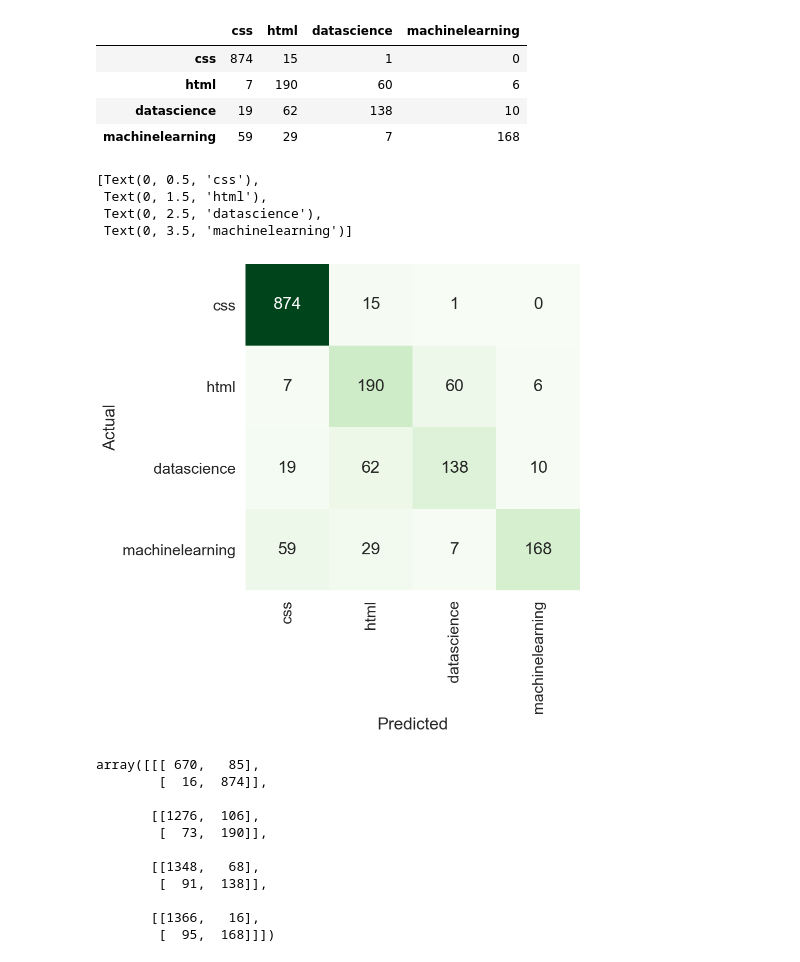
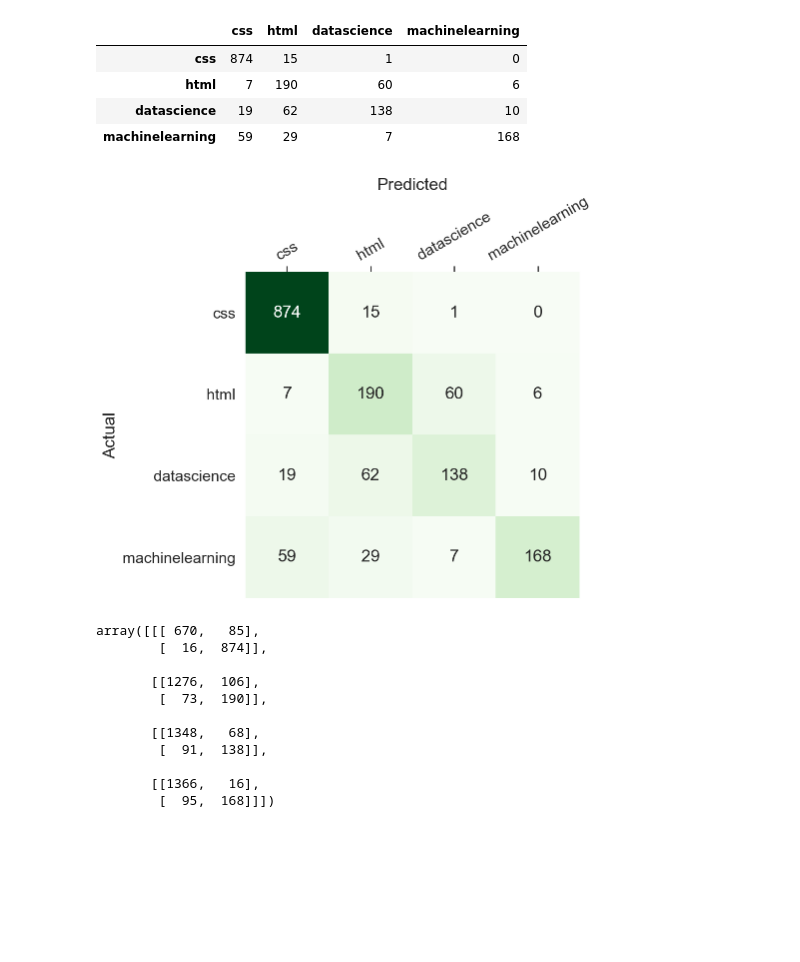
Before and after one commit to datapointchris/reddit-nlp, a Jupyter notebook: code/ds_workflow.ipynb, the cells around one changed output. Saved outputs shown, nothing was run; the diff lists cells and outputs as text; code cells hidden in the pictures; blank space fills up the shorter version.

```diff
--- a/code/ds_workflow.ipynb
+++ b/code/ds_workflow.ipynb
@@ -367,14 +366,13 @@ df_cm.columns.name = 'Predicted'
 # %%
 fig, ax = plt.subplots(figsize=(6,6))
 sns.set(font_scale=1.4, )#for label size
 sns.heatmap(df_cm, annot=True, fmt="d", cbar=False, cmap='Greens', ax=ax)
 ax.set_yticklabels(labels=subreddit_list, rotation='horizontal')
+ax.set_xticklabels(labels=subreddit_list, rotation=30)
+ax.xaxis.tick_top()
+ax.xaxis.set_label_position('top')
 # %% [output]
-[Text(0, 0.5, 'css'),
- Text(0, 1.5, 'html'),
- Text(0, 2.5, 'datascience'),
- Text(0, 3.5, 'machinelearning')]
-[figure, old version]
+[figure, new version]
 # %%
 mcm = multilabel_confusion_matrix(y_test, y_pred)
 mtn = mcm[:, 0, 0]
```
Also changed, not shown: parts of 4 cells of this notebook.
